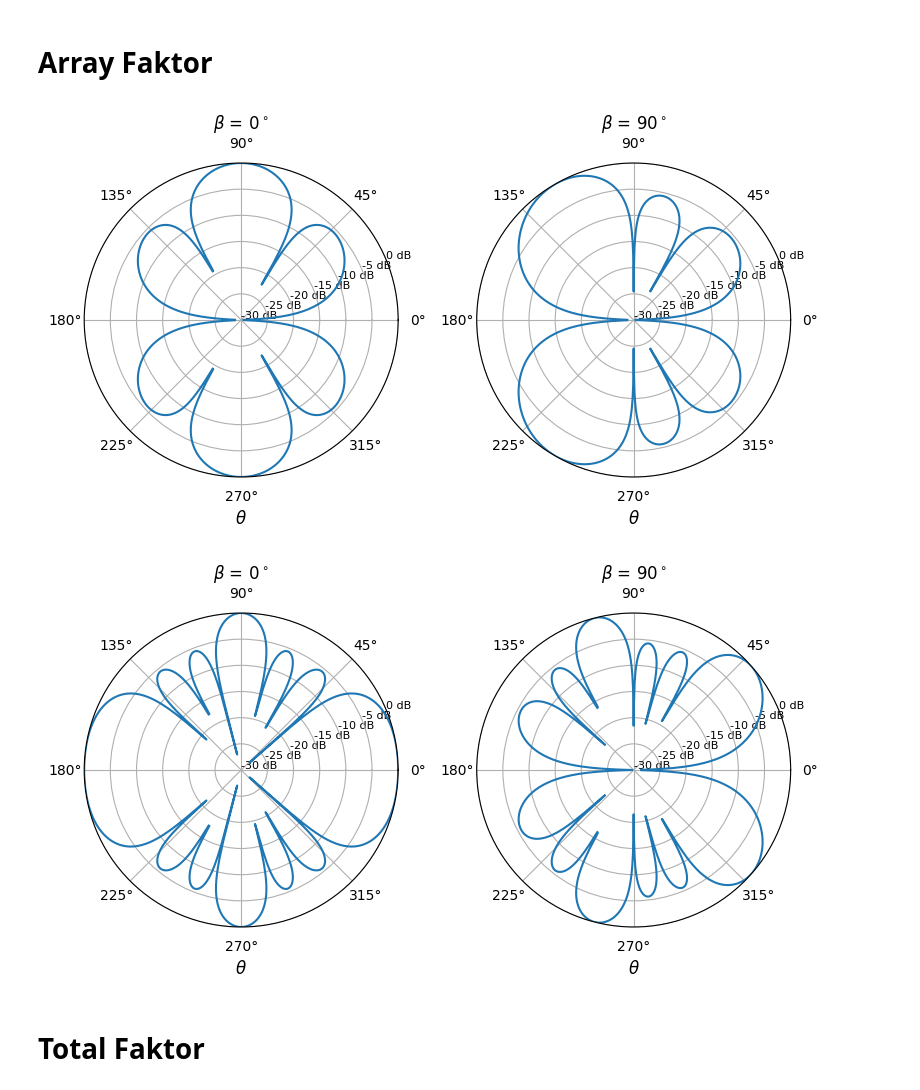
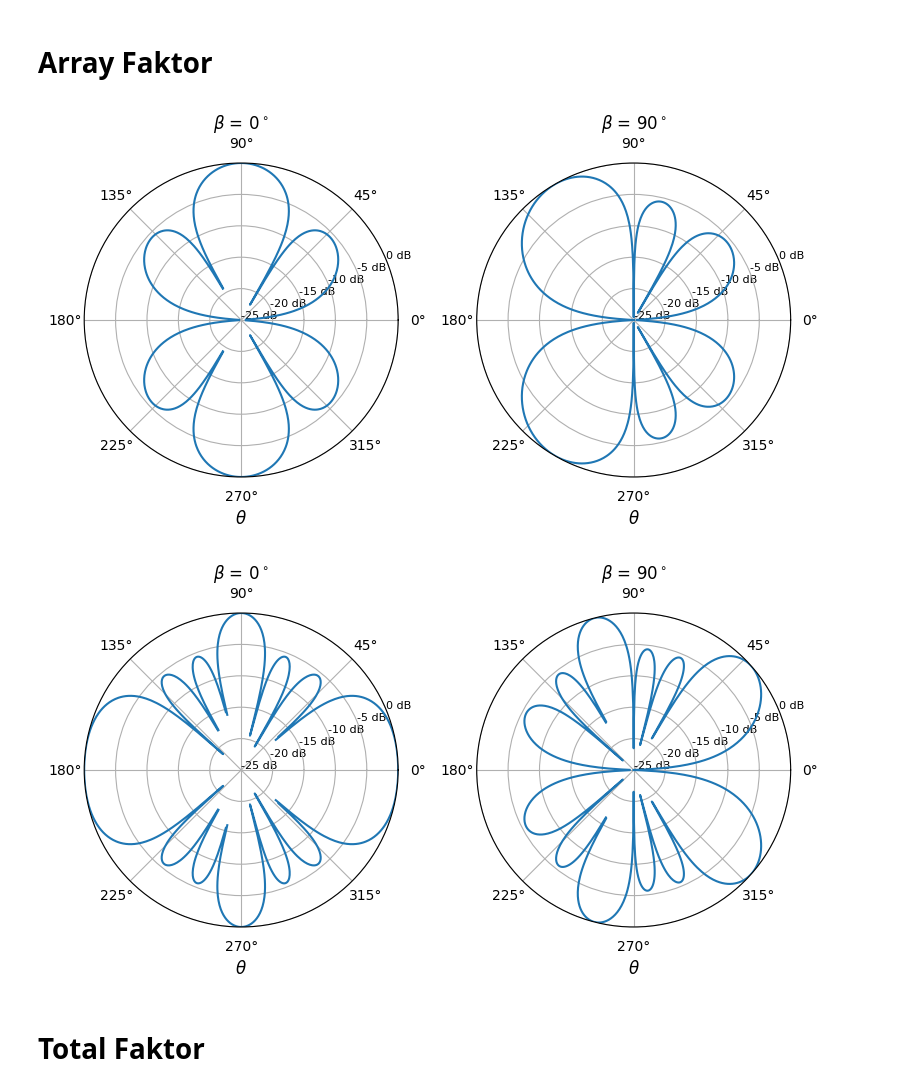
Before and after one commit to SkaugJr/TTT4215-Antenneteknikk, a Jupyter notebook: AntenneFaktor.ipynb, the cells around one changed output. Saved outputs shown, nothing was run; the diff lists cells and outputs as text; code cells hidden in the pictures.

```diff
--- a/AntenneFaktor.ipynb
+++ b/AntenneFaktor.ipynb
@@ -81,36 +81,36 @@ beta_list = [0, np.pi/2]               # Faseforskyvninger
 for d in d_list:
     fig, axs = plt.subplots(1, len(beta_list), subplot_kw={'projection': 'polar'}, figsize=(4 * len(beta_list), 5))
 
     if len(beta_list) == 1:
         axs = [axs]
 
     for i, beta in enumerate(beta_list):
         # Arrayfaktor
         psi = k * d * np.cos(theta) + beta
         AF = np.zeros(len(theta), dtype=complex)
         for n in range(N):
             AF += np.exp(1j * n * psi)
 
         AF = np.abs(AF)
         AF /= np.max(AF)
         AF_db = 10 * np.log10(AF + 1e-100)
 
         # Plot
         ax = axs[i]
         line1 = ax.plot(theta, AF_db, color='tab:blue')
         ax.set_title(rf'$\beta$ = {np.rad2deg(beta):.0f}$^\circ$')
-        ax.set_ylim(-30, 0)
         ax.set_xlabel(r'$\theta$', fontsize=12)
         ax.set_yticks(np.arange(-30, 1, 5))
+        ax.set_ylim(-25, 0)
         ax.set_yticklabels([f'{i} dB' for i in range(-30, 1, 5)],fontsize=8)
         ax.grid(True)
 
     plt.tight_layout()
     plt.savefig(f'Figurer/AF_d{d/lambda_:.1f}.pdf', bbox_inches='tight',transparent=True)
     plt.show()
 # %% [output]
-[figure, old version]
+[figure, new version]
-[figure, old version]
+[figure, new version]
 # %% [markdown]
 # Total Faktor
 # %%
```
Also changed, not shown: parts of 2 cells of this notebook, 13 other files.
